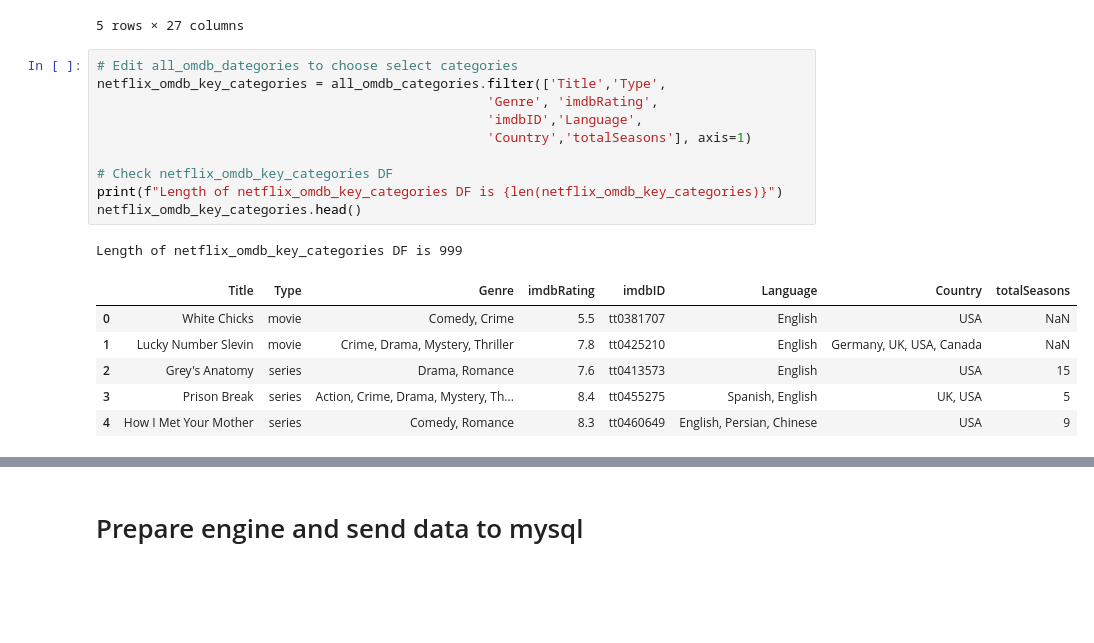
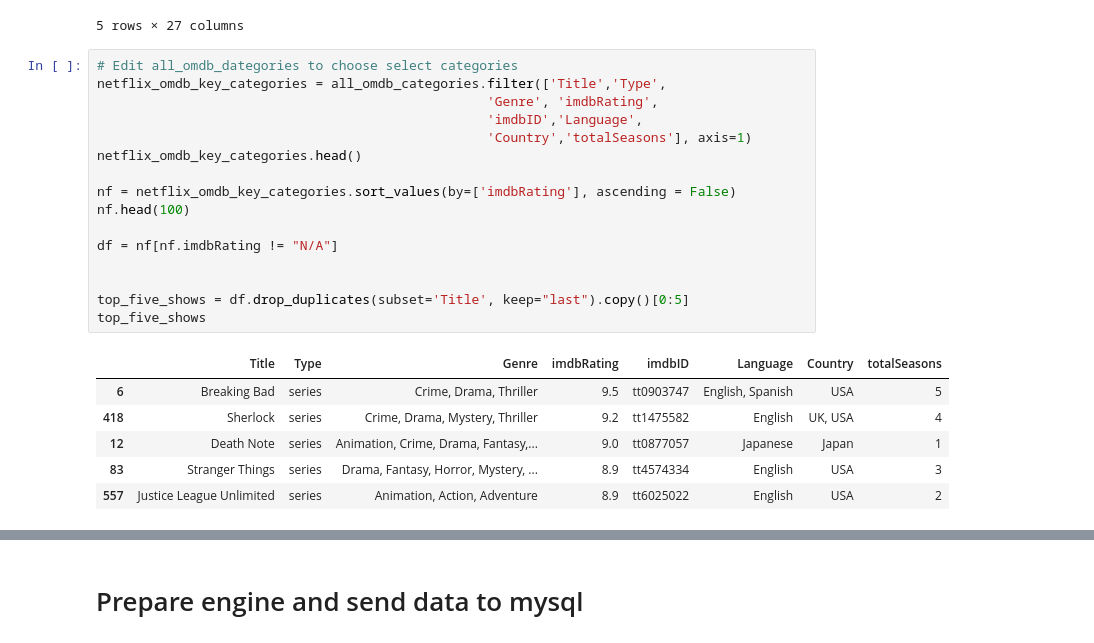
Before and after one commit to oimartin/Netflix_Podcasts, a Jupyter notebook: Combined_Notebook.ipynb, the cells around one changed output, grey strips where cells are left out. Cells and saved outputs as stored; diff of their text form; blank space fills up the shorter version.

```diff
--- a/Combined_Notebook.ipynb
+++ b/Combined_Notebook.ipynb
@@ -258,18 +218,23 @@ The length of all_omdb_dategories DF is 999
 # %%
 # Edit all_omdb_dategories to choose select categories
 netflix_omdb_key_categories = all_omdb_categories.filter(['Title','Type',
                                                   'Genre', 'imdbRating',
                                                   'imdbID','Language',
                                                   'Country','totalSeasons'], axis=1)
+netflix_omdb_key_categories.head()
 
-# Check netflix_omdb_key_categories DF
-print(f"Length of netflix_omdb_key_categories DF is {len(netflix_omdb_key_categories)}")
-netflix_omdb_key_categories.head()
+nf = netflix_omdb_key_categories.sort_values(by=['imdbRating'], ascending = False)
+nf.head(100)
+
+df = nf[nf.imdbRating != "N/A"]
+
+
+top_five_shows = df.drop_duplicates(subset='Title', keep="last").copy()[0:5]
+top_five_shows
 # %% [output]
-Length of netflix_omdb_key_categories DF is 999
 |  | Title | Type | Genre | imdbRating | imdbID | Language | Country | totalSeasons |
-| 0 | White Chicks | movie | Comedy, Crime | 5.5 | tt0381707 | English | USA | NaN |
-| 1 | Lucky Number Slevin | movie | Crime, Drama, Mystery, Thriller | 7.8 | tt0425210 | English | Germany, UK, USA, Canada | NaN |
-| 2 | Grey's Anatomy | series | Drama, Romance | 7.6 | tt0413573 | English | USA | 15 |
-| 3 | Prison Break | series | Action, Crime, Drama, Mystery, Th... | 8.4 | tt0455275 | Spanish, English | UK, USA | 5 |
-| 4 | How I Met Your Mother | series | Comedy, Romance | 8.3 | tt0460649 | English, Persian, Chinese | USA | 9 |
+| 6 | Breaking Bad | series | Crime, Drama, Thriller | 9.5 | tt0903747 | English, Spanish | USA | 5 |
+| 418 | Sherlock | series | Crime, Drama, Mystery, Thriller | 9.2 | tt1475582 | English | UK, USA | 4 |
+| 12 | Death Note | series | Animation, Crime, Drama, Fantasy,... | 9.0 | tt0877057 | Japanese | Japan | 1 |
+| 83 | Stranger Things | series | Drama, Fantasy, Horror, Mystery, ... | 8.9 | tt4574334 | English | USA | 3 |
+| 557 | Justice League Unlimited | series | Animation, Action, Adventure | 8.9 | tt6025022 | English | USA | 2 |
```
Also changed, not shown: parts of 15 cells of this notebook.
